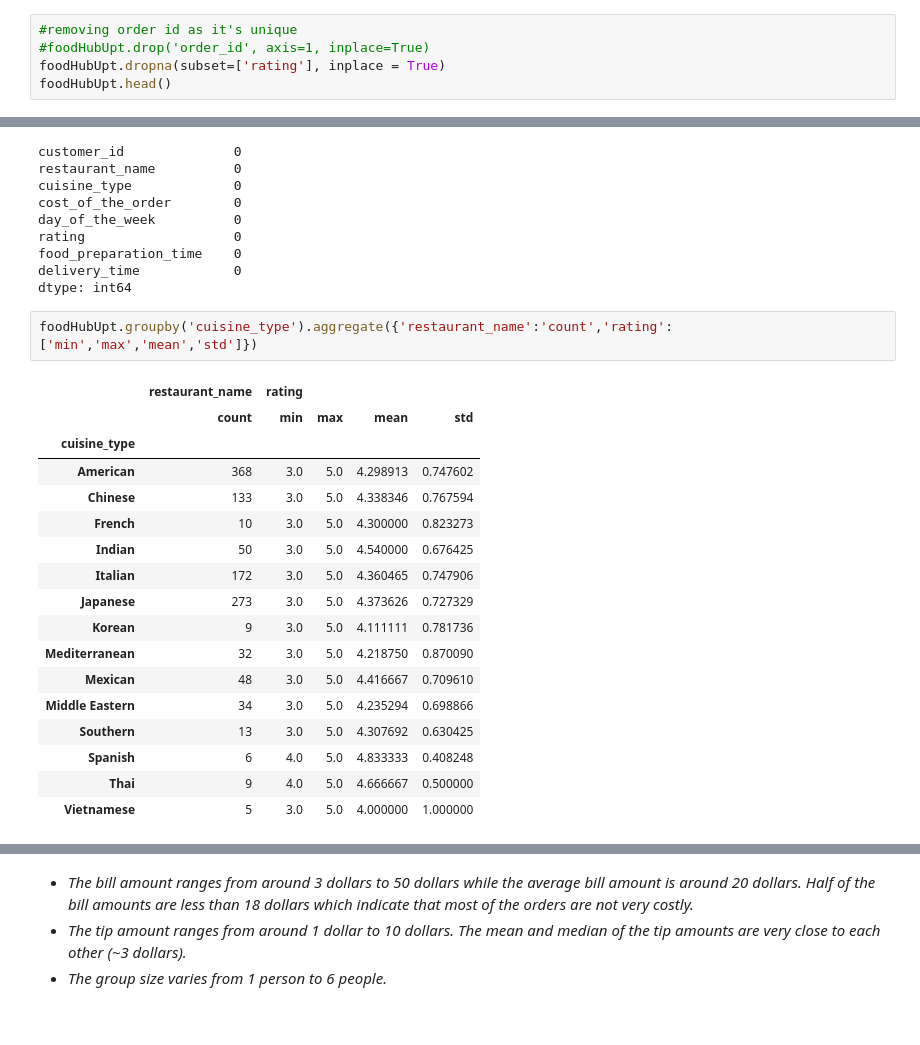
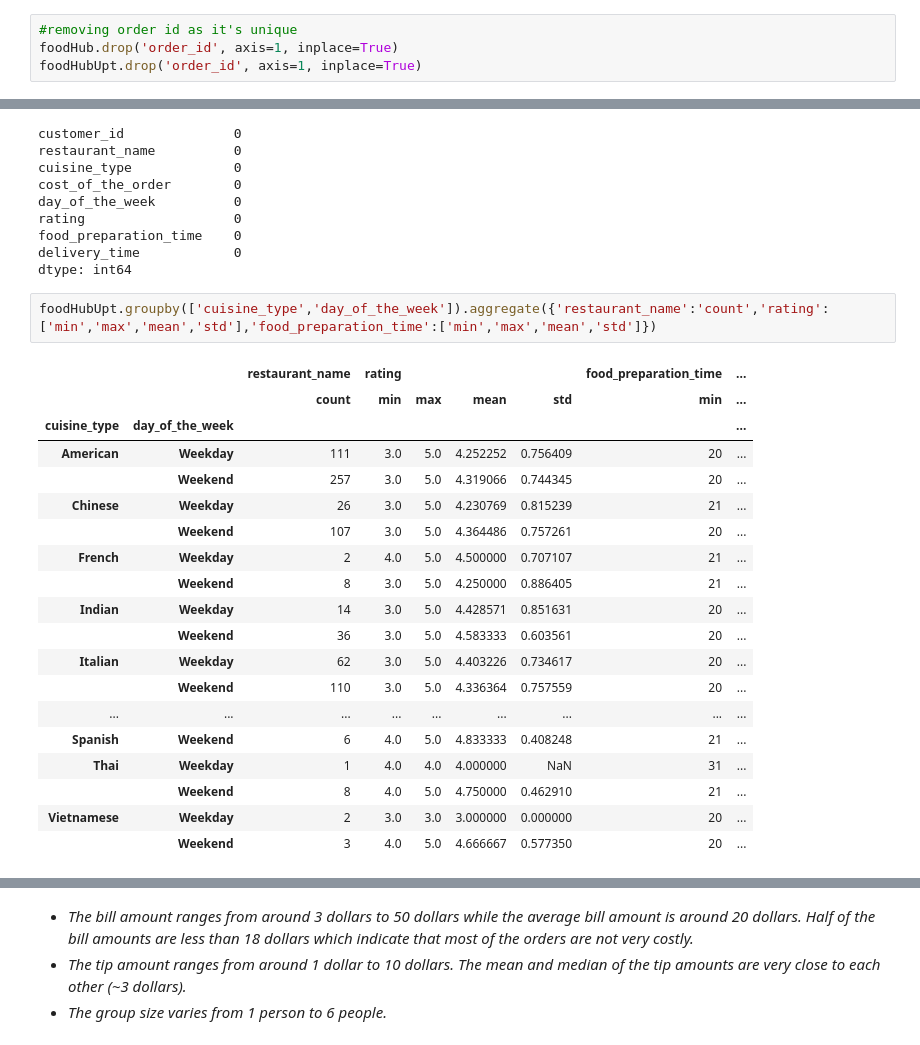
Before and after one commit to DeepakRamana/machineLearning, a Jupyter notebook: New_Week_3_Additional_Case_Study_Tips_Case_Study.ipynb, the cells around one changed output, grey strips where cells are left out. Saved outputs shown, nothing was run; the diff lists cells and outputs as text.

```diff
--- a/New_Week_3_Additional_Case_Study_Tips_Case_Study.ipynb
+++ b/New_Week_3_Additional_Case_Study_Tips_Case_Study.ipynb
@@ -118,5 +183,4 @@ memory usage: 133.6+ KB
 # %%
 #removing order id as it's unique
-#foodHubUpt.drop('order_id', axis=1, inplace=True)
-foodHubUpt.dropna(subset=['rating'], inplace = True)
-foodHubUpt.head()
+foodHub.drop('order_id', axis=1, inplace=True)
+foodHubUpt.drop('order_id', axis=1, inplace=True)
@@ -219,22 +296,24 @@ food_preparation_time    0
 delivery_time            0
 dtype: int64
 # %%
-foodHubUpt.groupby('cuisine_type').aggregate({'restaurant_name':'count','rating':['min','max','mean','std']})
+foodHubUpt.groupby(['cuisine_type','day_of_the_week']).aggregate({'restaurant_name':'count','rating':['min','max','mean','std'],'food_preparation_time':['min','max','mean','std']})
 # %% [output]
-|  | restaurant_name | rating |  |  |  |
-|  | count | min | max | mean | std |
-| cuisine_type |  |  |  |  |  |
-| American | 368 | 3.0 | 5.0 | 4.298913 | 0.747602 |
-| Chinese | 133 | 3.0 | 5.0 | 4.338346 | 0.767594 |
-| French | 10 | 3.0 | 5.0 | 4.300000 | 0.823273 |
-| Indian | 50 | 3.0 | 5.0 | 4.540000 | 0.676425 |
-| Italian | 172 | 3.0 | 5.0 | 4.360465 | 0.747906 |
-| Japanese | 273 | 3.0 | 5.0 | 4.373626 | 0.727329 |
-| Korean | 9 | 3.0 | 5.0 | 4.111111 | 0.781736 |
-| Mediterranean | 32 | 3.0 | 5.0 | 4.218750 | 0.870090 |
-| Mexican | 48 | 3.0 | 5.0 | 4.416667 | 0.709610 |
-| Middle Eastern | 34 | 3.0 | 5.0 | 4.235294 | 0.698866 |
-| Southern | 13 | 3.0 | 5.0 | 4.307692 | 0.630425 |
-| Spanish | 6 | 4.0 | 5.0 | 4.833333 | 0.408248 |
-| Thai | 9 | 4.0 | 5.0 | 4.666667 | 0.500000 |
-| Vietnamese | 5 | 3.0 | 5.0 | 4.000000 | 1.000000 |
+|  |  | restaurant_name | rating |  |  |  | food_preparation_time | ... |
+|  |  | count | min | max | mean | std | min | ... |
+| cuisine_type | day_of_the_week |  |  |  |  |  |  | ... |
+| American | Weekday | 111 | 3.0 | 5.0 | 4.252252 | 0.756409 | 20 | ... |
+|  | Weekend | 257 | 3.0 | 5.0 | 4.319066 | 0.744345 | 20 | ... |
+| Chinese | Weekday | 26 | 3.0 | 5.0 | 4.230769 | 0.815239 | 21 | ... |
+|  | Weekend | 107 | 3.0 | 5.0 | 4.364486 | 0.757261 | 20 | ... |
+| French | Weekday | 2 | 4.0 | 5.0 | 4.500000 | 0.707107 | 21 | ... |
+|  | Weekend | 8 | 3.0 | 5.0 | 4.250000 | 0.886405 | 21 | ... |
+| Indian | Weekday | 14 | 3.0 | 5.0 | 4.428571 | 0.851631 | 20 | ... |
+|  | Weekend | 36 | 3.0 | 5.0 | 4.583333 | 0.603561 | 20 | ... |
+| Italian | Weekday | 62 | 3.0 | 5.0 | 4.403226 | 0.734617 | 20 | ... |
+|  | Weekend | 110 | 3.0 | 5.0 | 4.336364 | 0.757559 | 20 | ... |
+| ... | ... | ... | ... | ... | ... | ... | ... | ... |
+| Spanish | Weekend | 6 | 4.0 | 5.0 | 4.833333 | 0.408248 | 21 | ... |
+| Thai | Weekday | 1 | 4.0 | 4.0 | 4.000000 | NaN | 31 | ... |
+|  | Weekend | 8 | 4.0 | 5.0 | 4.750000 | 0.462910 | 21 | ... |
+| Vietnamese | Weekday | 2 | 3.0 | 3.0 | 3.000000 | 0.000000 | 20 | ... |
+|  | Weekend | 3 | 4.0 | 5.0 | 4.666667 | 0.577350 | 20 | ... |
```
Also changed, not shown: parts of 42 cells of this notebook.
